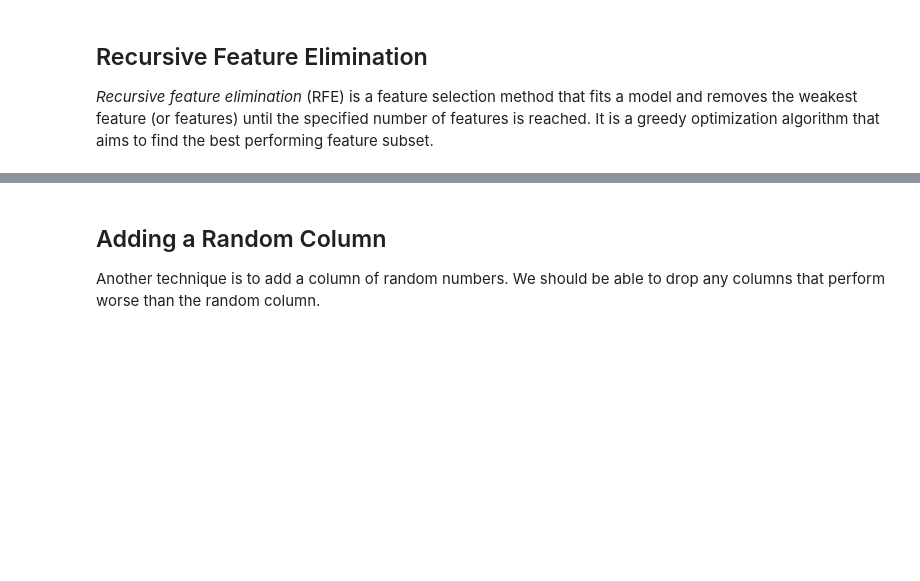
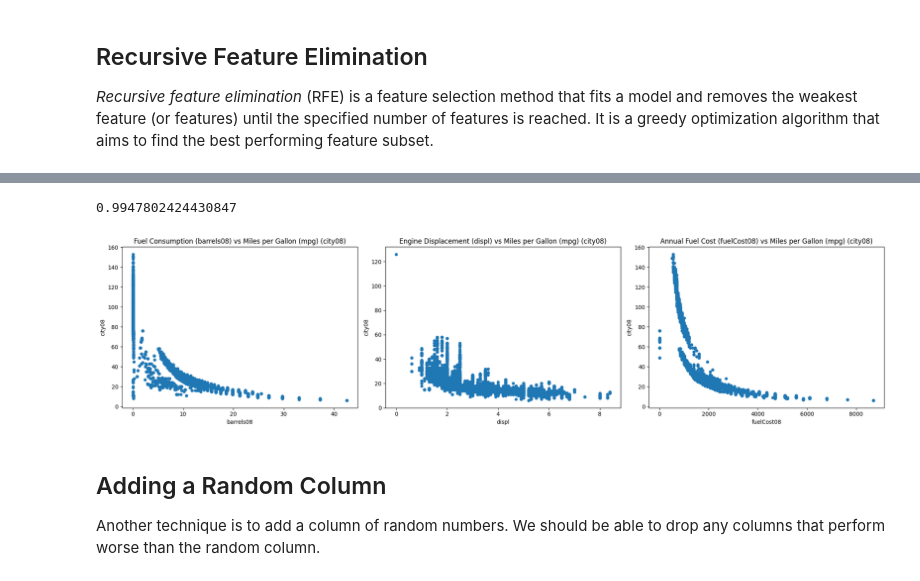
Before and after one commit to faith-ogun/applied-machine-learning-feature-engineering-3809062, a Jupyter notebook: featureengineering.ipynb, the cells around one changed output, grey strips where cells are left out. Cells and saved outputs as stored; diff of their text form; code cells hidden in the pictures; blank space fills up the shorter version.

```diff
--- a/featureengineering.ipynb
+++ b/featureengineering.ipynb
@@ -2697,8 +3405,27 @@ pd.DataFrame({'features':X_train.columns,
 # %%
 # make model with barrels08, range, and fuelCost08
 xg_simple = xgb.XGBRegressor(enable_categorical=True, random_state=42)
-xg_simple.fit(X_train[['barrels08', 'range', 'fuelCost08']], y_train)
-xg_simple.score(X_test[['barrels08', 'range', 'fuelCost08']], y_test)
+xg_simple.fit(X_train[['barrels08', 'displ', 'fuelCost08']], y_train)
+xg_simple.score(X_test[['barrels08', 'displ', 'fuelCost08']], y_test)
+
+# XGBoost is a much more powerful model than linear regression, as it can handle non-linear relationships and interactions between features.
+# When plotting these features against city mpg, we can see that the relationships are not strictly linear.
+# %% [output]
+0.9947802424430847
+# %%
+# see the curved relationships in the scatter plots below. i.e. non-linear relationships.
+# to plot all three side by side
+
+fig, axes = plt.subplots(1, 3, figsize=(20, 5)) # make width longer to prevent title overlap
+autos.plot.scatter(x='barrels08', y='city08', ax=axes[0], title='Fuel Consumption (barrels08) vs Miles per Gallon (mpg) (city08)')
+autos.plot.scatter(x='displ', y='city08', ax=axes[1], title='Engine Displacement (displ) vs Miles per Gallon (mpg) (city08)')
+autos.plot.scatter(x='fuelCost08', y='city08', ax=axes[2], title='Annual Fuel Cost (fuelCost08) vs Miles per Gallon (mpg) (city08)')
+plt.tight_layout()
+
+# barrels08 represents the fuel consumption of the vehicle, displ is the engine displacement, and fuelCost08 is the estimated annual fuel cost.
+# city08 is the city miles per gallon (mpg) rating of the vehicle.
+# %% [output]
+[figure, added]
 # %% [markdown]
 ## Adding a Random Column
 
```
Also changed, not shown: parts of 80 cells of this notebook.
